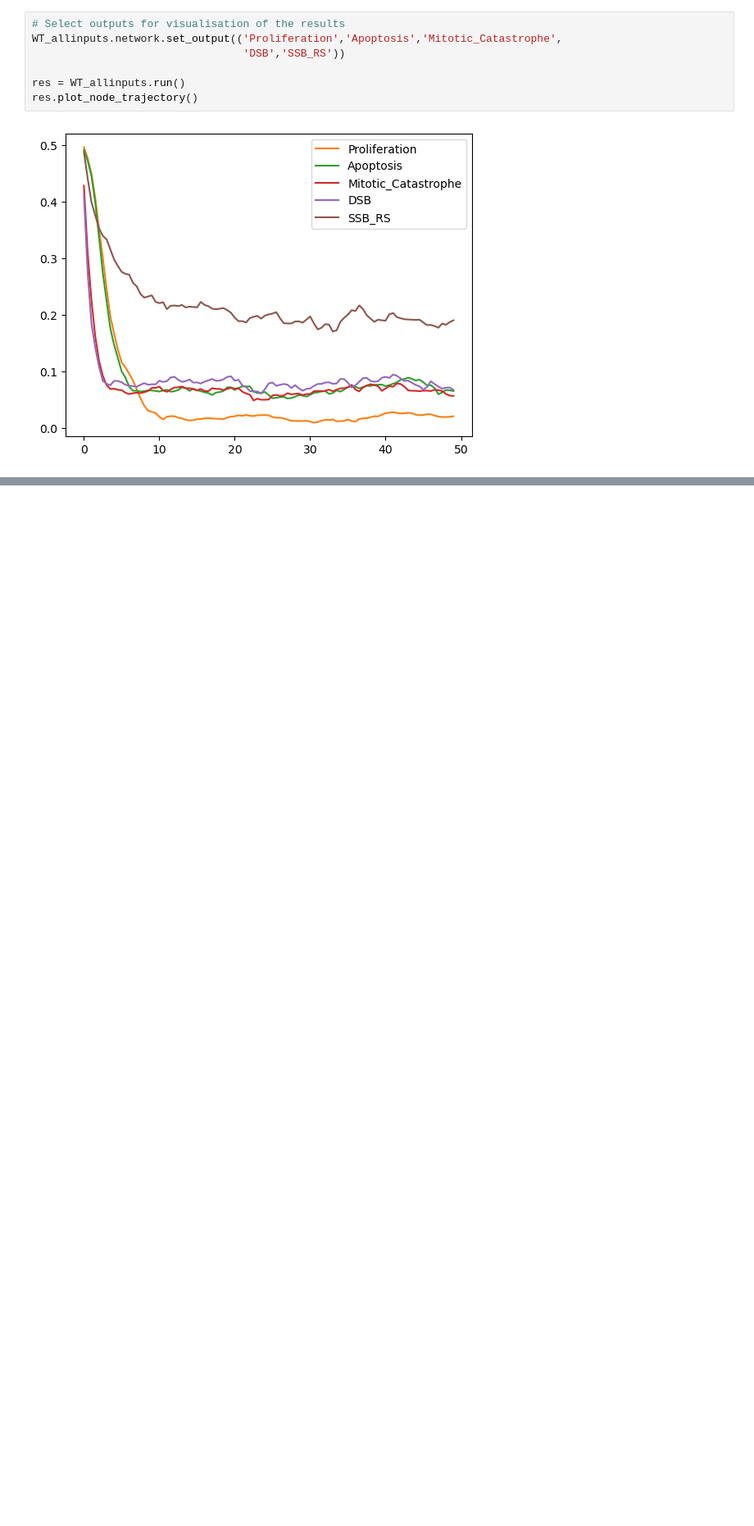
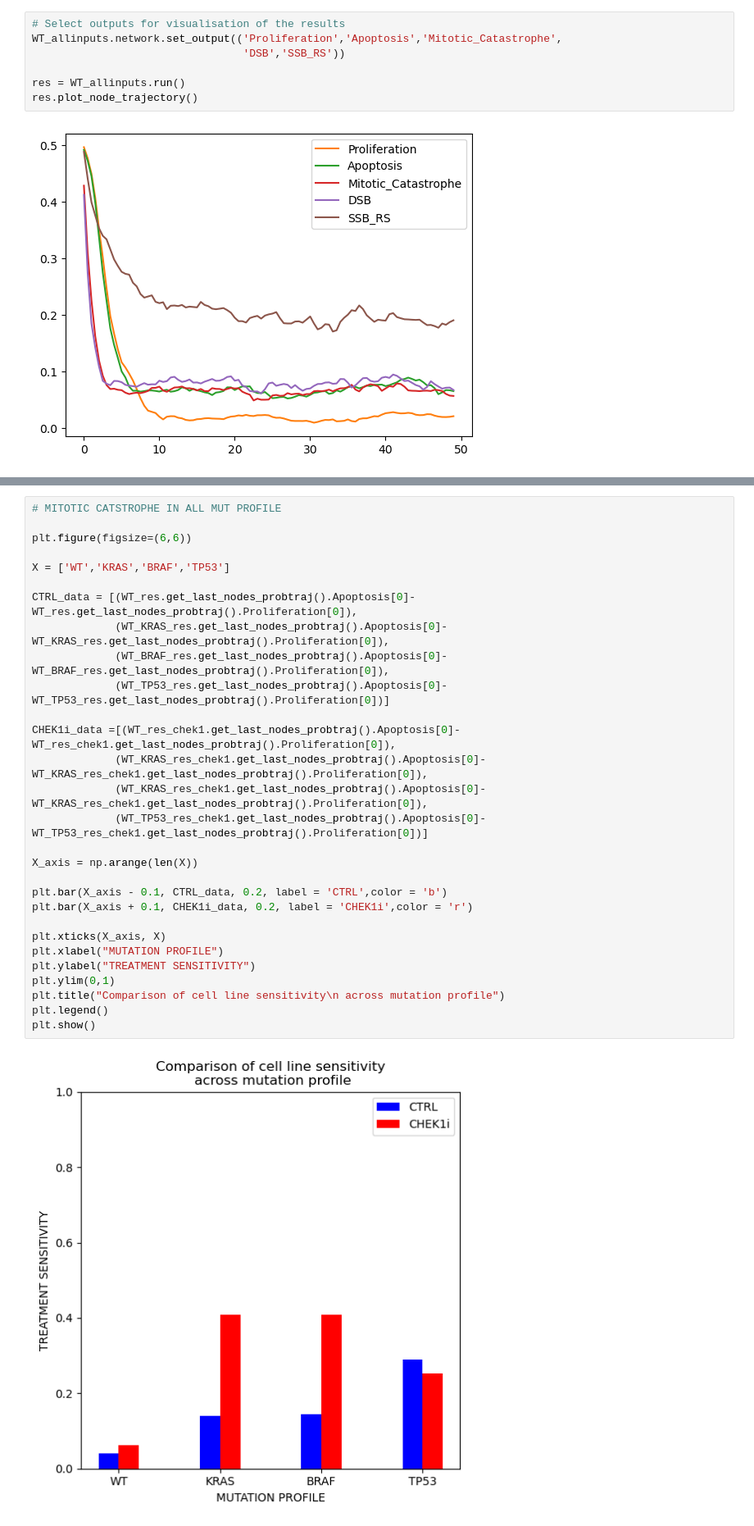
Before and after one commit to saran-pankaew/CRC_model, a Jupyter notebook: model_repository/20230824/CRC_20230824_analysis.ipynb, the cells around one changed output, grey strips where cells are left out. Shown at 82% size. Cells and saved outputs as stored; diff of their text form; blank space fills up the shorter version.

```diff
--- a/model_repository/20230824/CRC_20230824_analysis.ipynb
+++ b/model_repository/20230824/CRC_20230824_analysis.ipynb
@@ -373,0 +444,31 @@ res.plot_node_trajectory()
+# %%
+# MITOTIC CATSTROPHE IN ALL MUT PROFILE
+
+plt.figure(figsize=(6,6))
+
+X = ['WT','KRAS','BRAF','TP53']
+
+CTRL_data = [(WT_res.get_last_nodes_probtraj().Apoptosis[0]-WT_res.get_last_nodes_probtraj().Proliferation[0]),
+             (WT_KRAS_res.get_last_nodes_probtraj().Apoptosis[0]-WT_KRAS_res.get_last_nodes_probtraj().Proliferation[0]),
+             (WT_BRAF_res.get_last_nodes_probtraj().Apoptosis[0]-WT_BRAF_res.get_last_nodes_probtraj().Proliferation[0]),
+             (WT_TP53_res.get_last_nodes_probtraj().Apoptosis[0]-WT_TP53_res.get_last_nodes_probtraj().Proliferation[0])]
+
+CHEK1i_data =[(WT_res_chek1.get_last_nodes_probtraj().Apoptosis[0]-WT_res_chek1.get_last_nodes_probtraj().Proliferation[0]),
+             (WT_KRAS_res_chek1.get_last_nodes_probtraj().Apoptosis[0]-WT_KRAS_res_chek1.get_last_nodes_probtraj().Proliferation[0]),
+             (WT_KRAS_res_chek1.get_last_nodes_probtraj().Apoptosis[0]-WT_KRAS_res_chek1.get_last_nodes_probtraj().Proliferation[0]),
+             (WT_TP53_res_chek1.get_last_nodes_probtraj().Apoptosis[0]-WT_TP53_res_chek1.get_last_nodes_probtraj().Proliferation[0])]
+
+X_axis = np.arange(len(X))
+
+plt.bar(X_axis - 0.1, CTRL_data, 0.2, label = 'CTRL',color = 'b')
+plt.bar(X_axis + 0.1, CHEK1i_data, 0.2, label = 'CHEK1i',color = 'r')
+
+plt.xticks(X_axis, X)
+plt.xlabel("MUTATION PROFILE")
+plt.ylabel("TREATMENT SENSITIVITY")
+plt.ylim(0,1)
+plt.title("Comparison of cell line sensitivity\n across mutation profile")
+plt.legend()
+plt.show()
+# %% [output]
+[figure, added]
```
Also changed, not shown: parts of 14 cells of this notebook, 1 other file.
